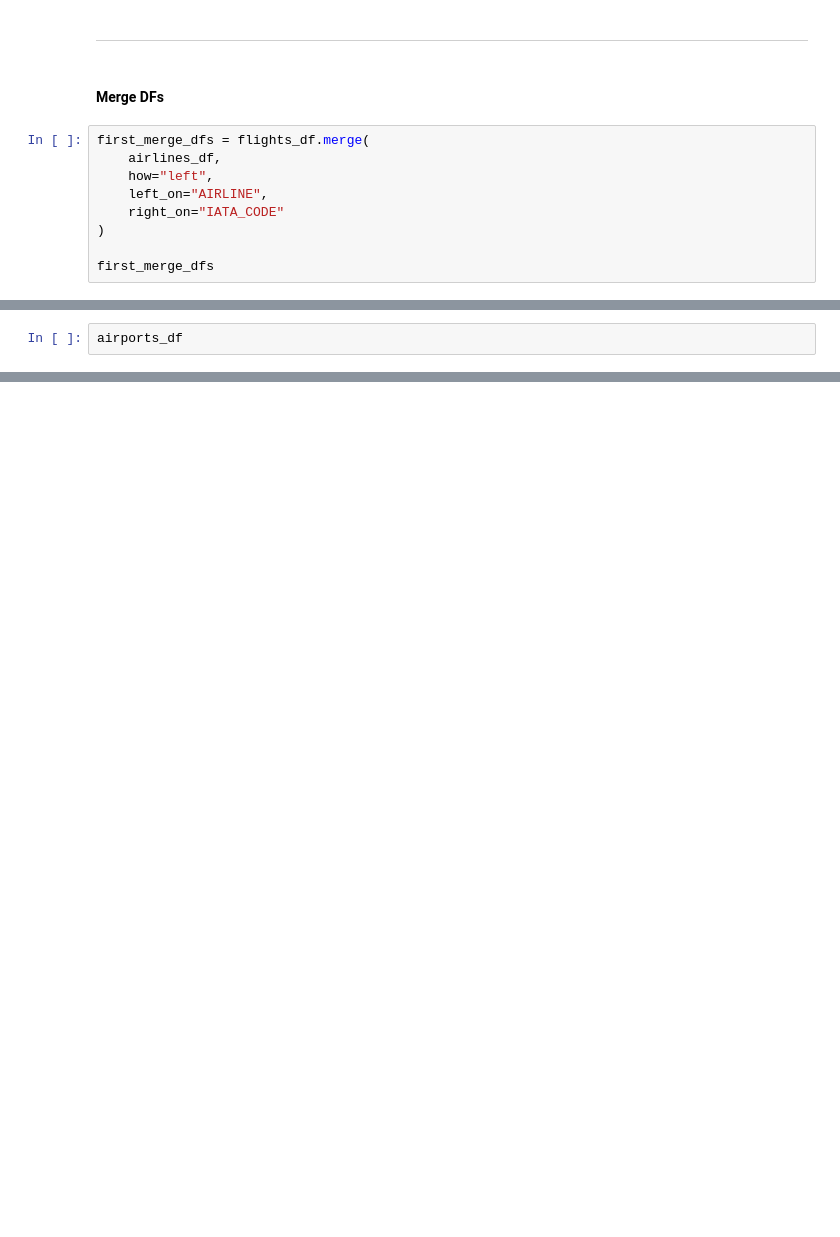
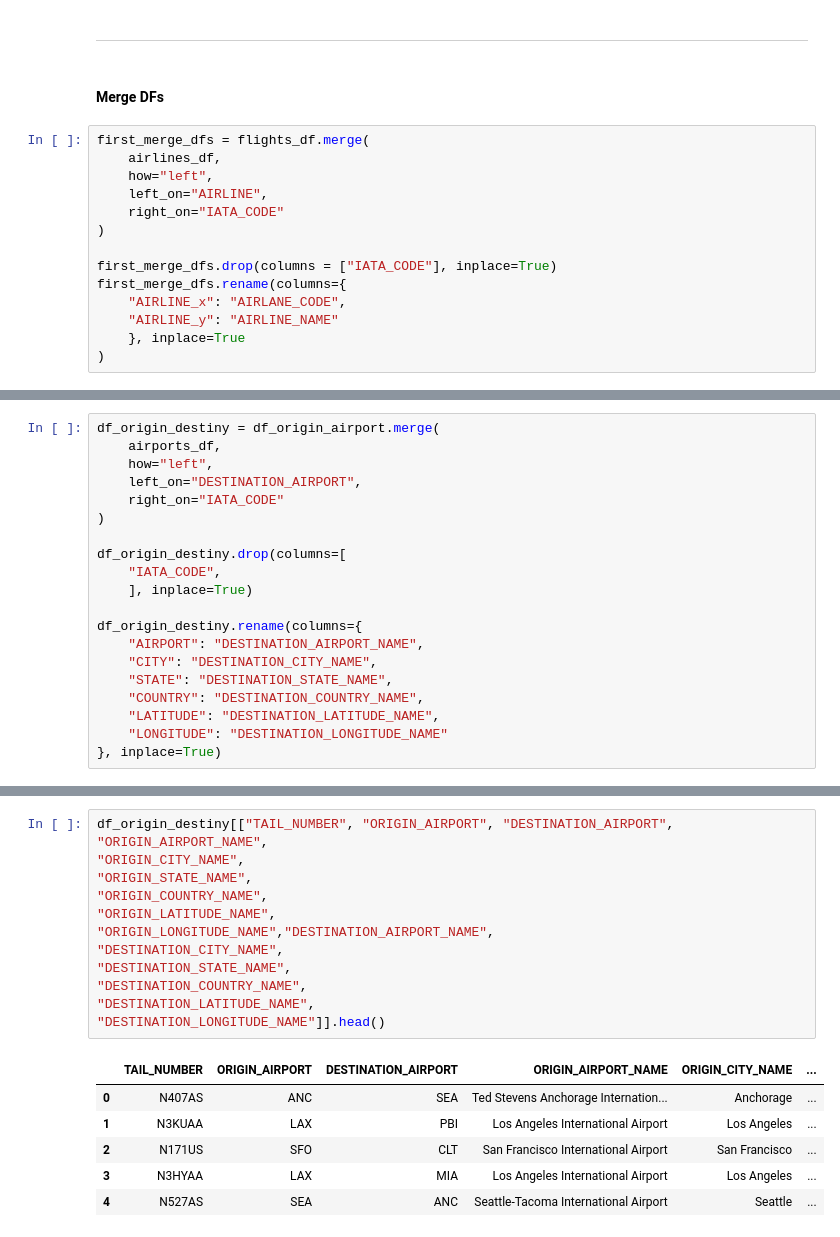
Before and after one commit to vinisouz4/FIAP_projeto_Fase_3, a Jupyter notebook: src/notebooks/manipulation.ipynb, the cells around one changed output, grey strips where cells are left out. Cells and saved outputs as stored; diff of their text form; blank space fills up the shorter version.

```diff
--- a/src/notebooks/manipulation.ipynb
+++ b/src/notebooks/manipulation.ipynb
@@ -155,4 +145,9 @@ first_merge_dfs = flights_df.merge(
     right_on="IATA_CODE"
 )
 
-first_merge_dfs
+first_merge_dfs.drop(columns = ["IATA_CODE"], inplace=True)
+first_merge_dfs.rename(columns={
+    "AIRLINE_x": "AIRLANE_CODE",
+    "AIRLINE_y": "AIRLINE_NAME"
+    }, inplace=True
+)
@@ -177,2 +174,20 @@ airlines_df
 # %%
-airports_df
+df_origin_destiny = df_origin_airport.merge(
+    airports_df,
+    how="left",
+    left_on="DESTINATION_AIRPORT",
+    right_on="IATA_CODE"
+)
+
+df_origin_destiny.drop(columns=[
+    "IATA_CODE",
+    ], inplace=True)
+
+df_origin_destiny.rename(columns={
+    "AIRPORT": "DESTINATION_AIRPORT_NAME",
+    "CITY": "DESTINATION_CITY_NAME",
+    "STATE": "DESTINATION_STATE_NAME",
+    "COUNTRY": "DESTINATION_COUNTRY_NAME",
+    "LATITUDE": "DESTINATION_LATITUDE_NAME",
+    "LONGITUDE": "DESTINATION_LONGITUDE_NAME"
+}, inplace=True)
@@ -192,0 +194,19 @@ airports_df
+# %%
+df_origin_destiny[["TAIL_NUMBER", "ORIGIN_AIRPORT", "DESTINATION_AIRPORT", "ORIGIN_AIRPORT_NAME",
+"ORIGIN_CITY_NAME",
+"ORIGIN_STATE_NAME",
+"ORIGIN_COUNTRY_NAME",
+"ORIGIN_LATITUDE_NAME",
+"ORIGIN_LONGITUDE_NAME","DESTINATION_AIRPORT_NAME",
+"DESTINATION_CITY_NAME",
+"DESTINATION_STATE_NAME",
+"DESTINATION_COUNTRY_NAME",
+"DESTINATION_LATITUDE_NAME",
+"DESTINATION_LONGITUDE_NAME"]].head()
+# %% [output]
+|  | TAIL_NUMBER | ORIGIN_AIRPORT | DESTINATION_AIRPORT | ORIGIN_AIRPORT_NAME | ORIGIN_CITY_NAME | ... |
+| 0 | N407AS | ANC | SEA | Ted Stevens Anchorage Internation... | Anchorage | ... |
+| 1 | N3KUAA | LAX | PBI | Los Angeles International Airport | Los Angeles | ... |
+| 2 | N171US | SFO | CLT | San Francisco International Airport | San Francisco | ... |
+| 3 | N3HYAA | LAX | MIA | Los Angeles International Airport | Los Angeles | ... |
+| 4 | N527AS | SEA | ANC | Seattle-Tacoma International Airport | Seattle | ... |
```
Also changed, not shown: parts of 9 cells of this notebook.
